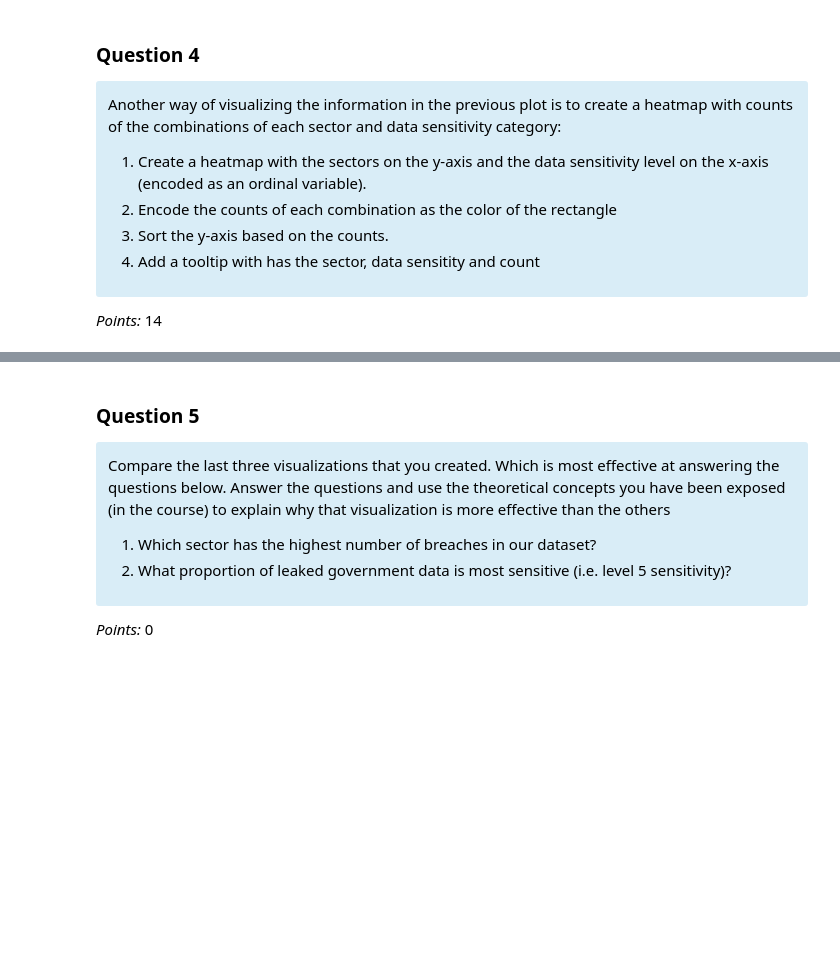
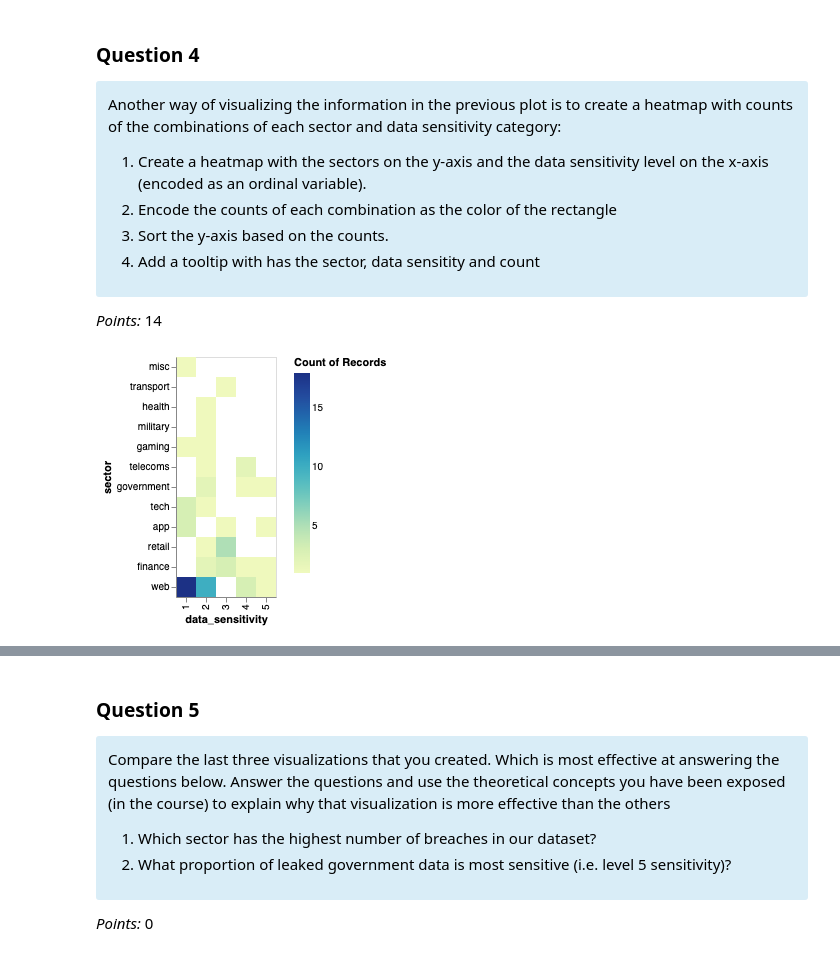
Before and after one commit to tonyliang19/Course_notes_2023Spring, a Jupyter notebook: dsci320/assignments/assignment3.ipynb, the cells around one changed output, grey strips where cells are left out. Saved outputs shown, nothing was run; the diff lists cells and outputs as text; code cells hidden in the pictures; blank space fills up the shorter version.

```diff
--- a/dsci320/assignments/assignment3.ipynb
+++ b/dsci320/assignments/assignment3.ipynb
@@ -137,9 +190,16 @@ Another way of visualizing the information in the previous plot is to create a h
 
 _Points:_ 14
 # %%
-heatmap_sector_sensitivity_count = ...
+heatmap_sector_sensitivity_count = src.mark_rect().encode(
+    x = alt.X("data_sensitivity:O"),
+    y = alt.Y("sector", sort = "color"),
+    color = "count()",
+    tooltip = ["sector", "data_sensitivity", "count()"],
+).interactive()
 
 # Show the plot
 heatmap_sector_sensitivity_count
+# %% [output]
+[figure, added]
 # %%
 grader.check("q4")
```
Also changed, not shown: parts of 22 cells of this notebook.
